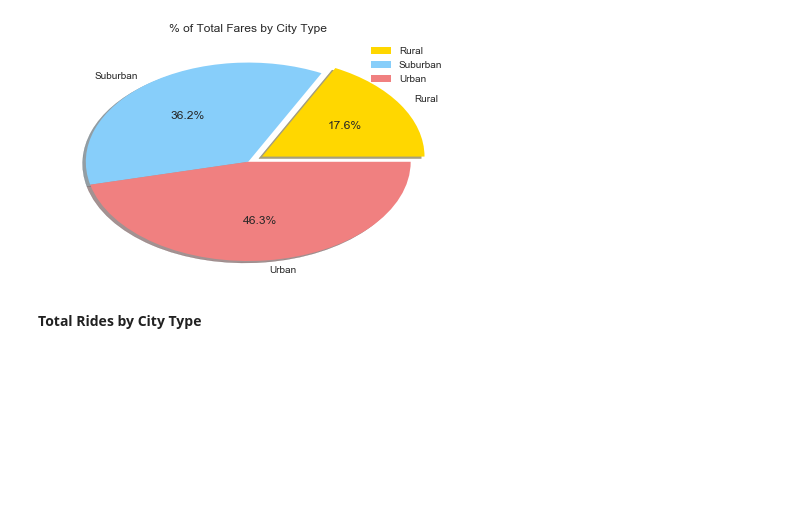
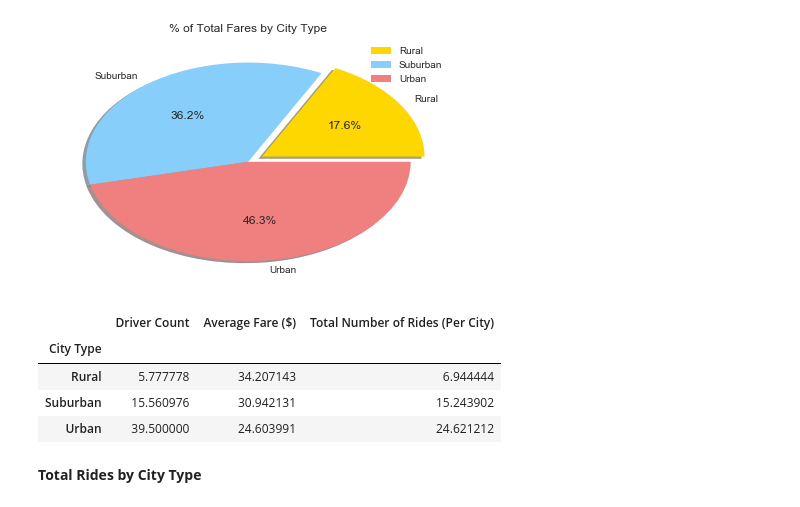
Before and after one commit to Gryazzz/Pyber_Ride_Sharing_Matplotlib, a Jupyter notebook: Pyber.ipynb, the cells around one changed output. Cells and saved outputs as stored; diff of their text form; code cells hidden in the pictures; blank space fills up the shorter version.

```diff
--- a/Pyber.ipynb
+++ b/Pyber.ipynb
@@ -108,6 +101,14 @@ plt.ylabel('')
 plt.tight_layout()
 # %% [output]
 [figure]
+# %%
+forpies.mean()
+# %% [output]
+|  | Driver Count | Average Fare ($) | Total Number of Rides (Per City) |
+| City Type |  |  |  |
+| Rural | 5.777778 | 34.207143 | 6.944444 |
+| Suburban | 15.560976 | 30.942131 | 15.243902 |
+| Urban | 39.500000 | 24.603991 | 24.621212 |
 # %% [markdown]
 **Total Rides by City Type**
 # %%
```
Also changed, not shown: parts of 13 cells of this notebook.
